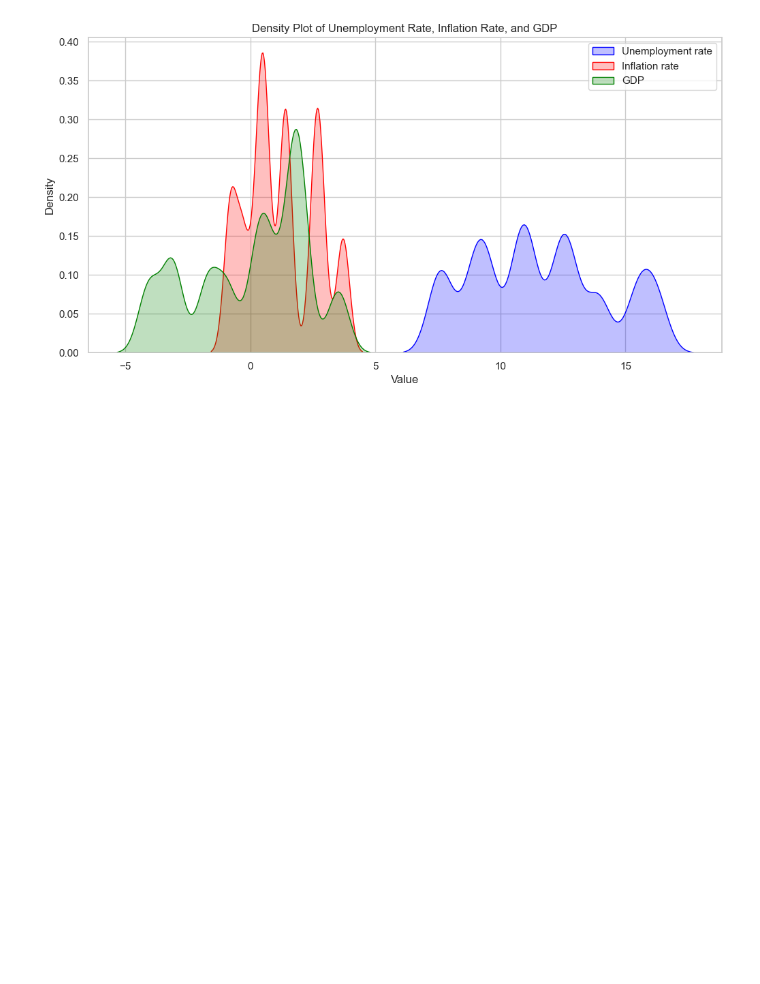
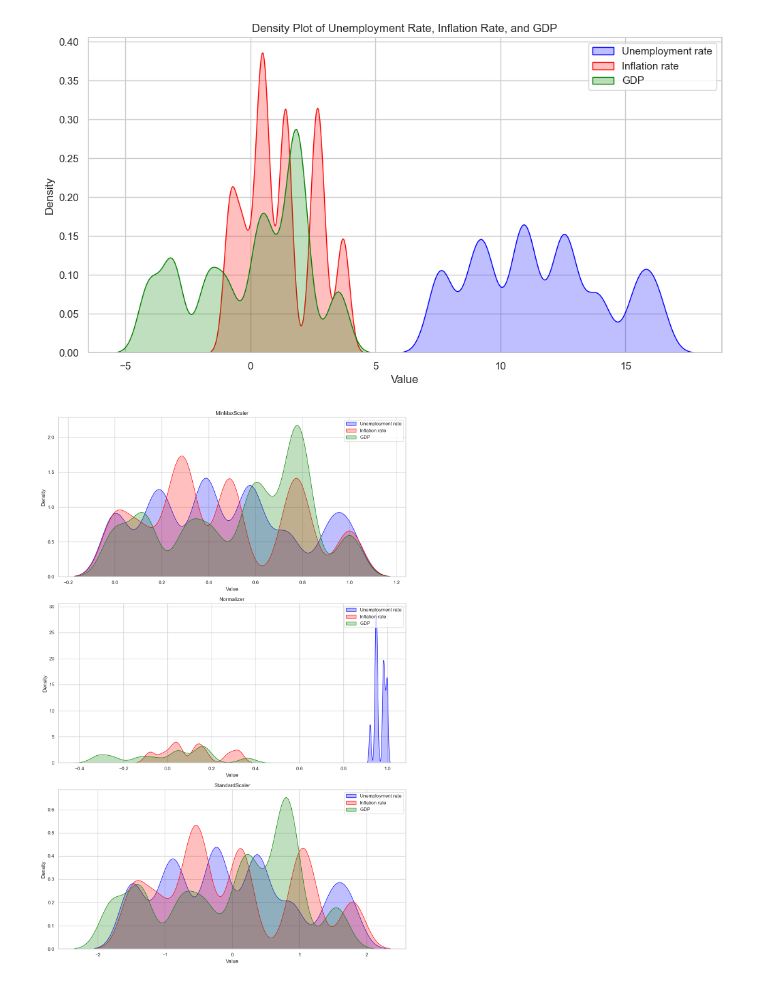
Before and after one commit to MarcosDigu/tfm_school_dropout, a Jupyter notebook: Code/1. Pretratamiento de datos/Pretratamiento_Datos.ipynb, the cells around one changed output. Drawn from its saved outputs; the diff is of its cells as text; code cells hidden in the pictures; blank space fills up the shorter version.

```diff
--- a/Code/1. Pretratamiento de datos/Pretratamiento_Datos.ipynb
+++ b/Code/1. Pretratamiento de datos/Pretratamiento_Datos.ipynb
@@ -47,3 +61,12 @@ df = pd.read_csv(r'..\..\Data\school_dropout.csv', sep=';')
+# %%
+# Lista de columnas a convertir a tipo numérico
+numeric_columns = ['Unemployment rate', 'Inflation rate', 'GDP']
+
+# Convertir las columnas a numérico
+df[numeric_columns] = df[numeric_columns].apply(pd.to_numeric, errors='coerce')
+
+# Convertir el resto de las columnas a tipo str
+df[df.columns.difference(numeric_columns)] = df[df.columns.difference(numeric_columns)].astype(str)
 # %% [markdown]
 ## 2. Tratamiento de datos
 # %% [markdown]
@@ -135,3 +158,52 @@ plt.legend()
 plt.show()
 # %% [output]
 [figure]
+# %%
+# Crear los escaladores
+minmax_scaler = MinMaxScaler()
+normalizer = Normalizer()
+standard_scaler = StandardScaler()
+
+# Aplicar las transformaciones solo a las columnas continuas
+df_cont_columns = df[['Unemployment rate', 'Inflation rate', 'GDP']]
+df_minmax = pd.DataFrame(minmax_scaler.fit_transform(df_cont_columns), columns=df_cont_columns.columns)
+df_normalized = pd.DataFrame(normalizer.fit_transform(df_cont_columns), columns=df_cont_columns.columns)
+df_standardized = pd.DataFrame(standard_scaler.fit_transform(df_cont_columns), columns=df_cont_columns.columns)
+
+# Crear los subplots
+fig, axs = plt.subplots(3, 1, figsize=(12, 18))
+
+# Gráfico de MinMaxScaler
+sns.kdeplot(data=df_minmax, x='Unemployment rate', fill=True, label='Unemployment rate', color='blue', ax=axs[0])
+sns.kdeplot(data=df_minmax, x='Inflation rate', fill=True, label='Inflation rate', color='red', ax=axs[0])
+sns.kdeplot(data=df_minmax, x='GDP', fill=True, label='GDP', color='green', ax=axs[0])
+axs[0].set_title('MinMaxScaler')
+axs[0].set_xlabel('Value')
+axs[0].set_ylabel('Density')
+axs[0].legend()
+
+# Gráfico de Normalizer
+sns.kdeplot(data=df_normalized, x='Unemployment rate', fill=True, label='Unemployment rate', color='blue', ax=axs[1])
+sns.kdeplot(data=df_normalized, x='Inflation rate', fill=True, label='Inflation rate', color='red', ax=axs[1])
+sns.kdeplot(data=df_normalized, x='GDP', fill=True, label='GDP', color='green', ax=axs[1])
+axs[1].set_title('Normalizer')
+axs[1].set_xlabel('Value')
+axs[1].set_ylabel('Density')
+axs[1].legend()
+
+# Gráfico de StandardScaler
+sns.kdeplot(data=df_standardized, x='Unemployment rate', fill=True, label='Unemployment rate', color='blue', ax=axs[2])
+sns.kdeplot(data=df_standardized, x='Inflation rate', fill=True, label='Inflation rate', color='red', ax=axs[2])
+sns.kdeplot(data=df_standardized, x='GDP', fill=True, label='GDP', color='green', ax=axs[2])
+axs[2].set_title('StandardScaler')
+axs[2].set_xlabel('Value')
+axs[2].set_ylabel('Density')
+axs[2].legend()
+
+# Ajustar los espacios entre los subplots
+plt.tight_layout()
+
+# Mostrar el gráfico
+plt.show()
+# %% [output]
+[figure, added]
```
Also changed, not shown: parts of 7 cells of this notebook, 1 other file.
